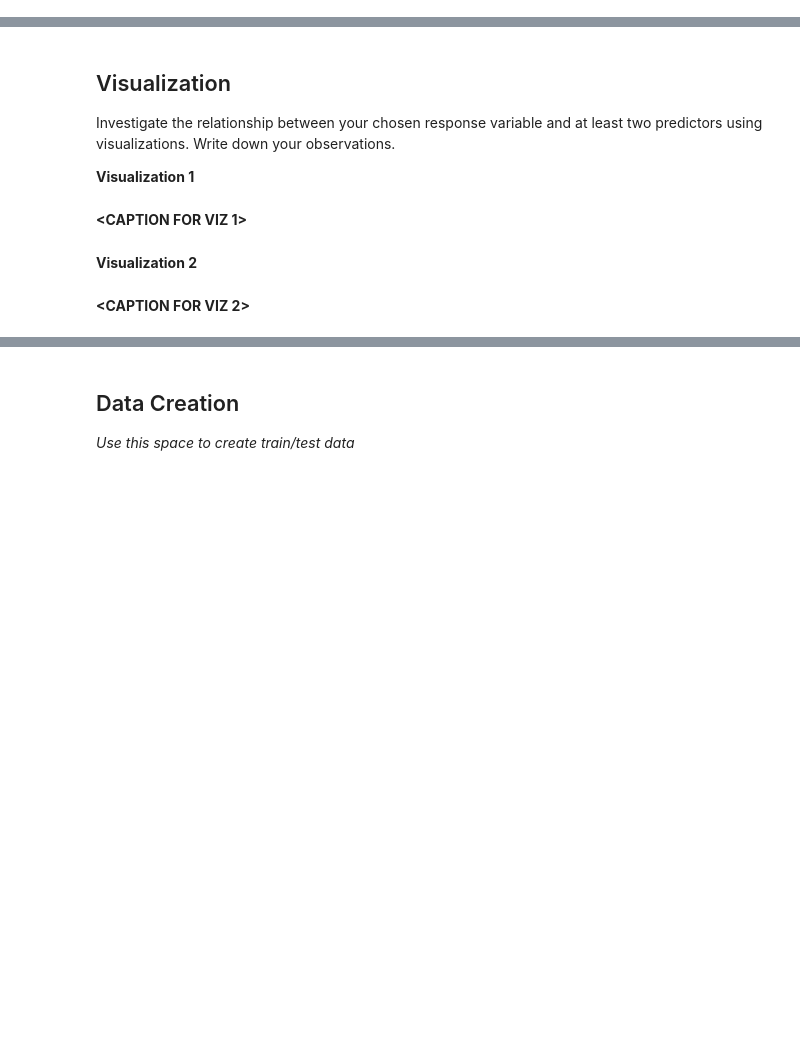
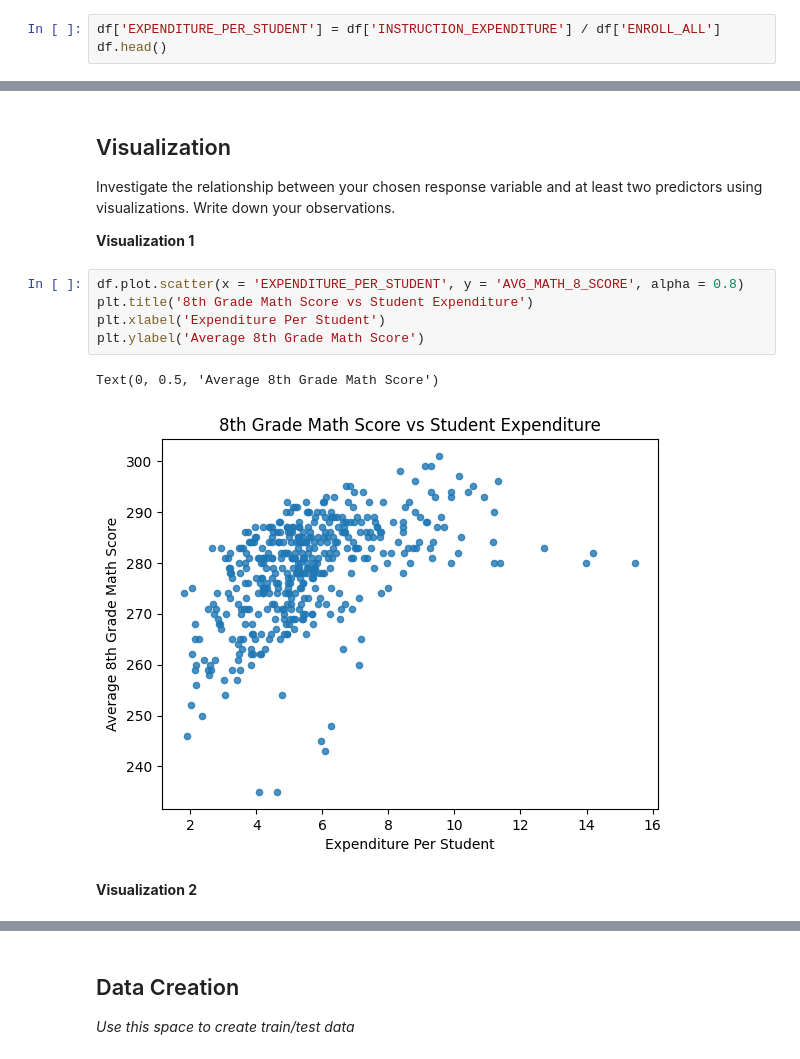
Before and after one commit to AdvaySingh1/Data-Science-Projects, a Jupyter notebook: tutorial1/checkpoint1.ipynb, the cells around one changed output, grey strips where cells are left out. Drawn from its saved outputs; the diff is of its cells as text; blank space fills up the shorter version.

```diff
--- a/tutorial1/checkpoint1.ipynb
+++ b/tutorial1/checkpoint1.ipynb
@@ -138,3 +138,6 @@ After exploring the data, you can choose to modify features that you would use t
 You can also create your own features. For example, perhaps you figured that maybe a state's expenditure per student may affect their overall academic performance so you create a expenditure_per_student feature.
 
 Use this space to modify or create features.
+# %%
+df['EXPENDITURE_PER_STUDENT'] = df['INSTRUCTION_EXPENDITURE'] / df['ENROLL_ALL']
+df.head()
@@ -146,9 +157,13 @@ Feature engineering justification: **<BRIEFLY DESCRIBE WHY YOU MADE THE CHANGES
 Investigate the relationship between your chosen response variable and at least two predictors using visualizations. Write down your observations.
 
 **Visualization 1**
-# %% [markdown]
-**<CAPTION FOR VIZ 1>**
+# %%
+df.plot.scatter(x = 'EXPENDITURE_PER_STUDENT', y = 'AVG_MATH_8_SCORE', alpha = 0.8)
+plt.title('8th Grade Math Score vs Student Expenditure')
+plt.xlabel('Expenditure Per Student')
+plt.ylabel('Average 8th Grade Math Score')
+# %% [output]
+Text(0, 0.5, 'Average 8th Grade Math Score')
+[figure, added]
 # %% [markdown]
 **Visualization 2**
-# %% [markdown]
-**<CAPTION FOR VIZ 2>**
```
Also changed, not shown: parts of 21 cells of this notebook, 1 other file.
